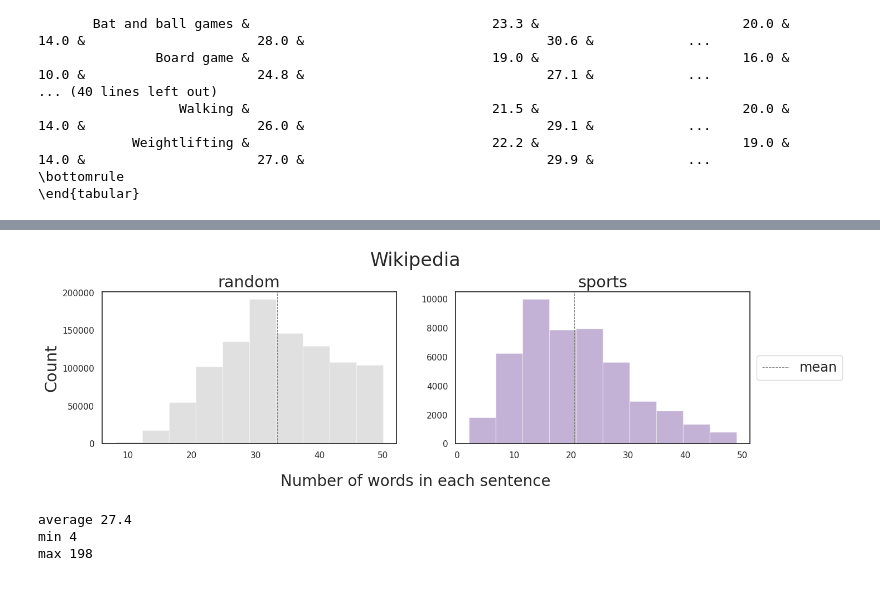
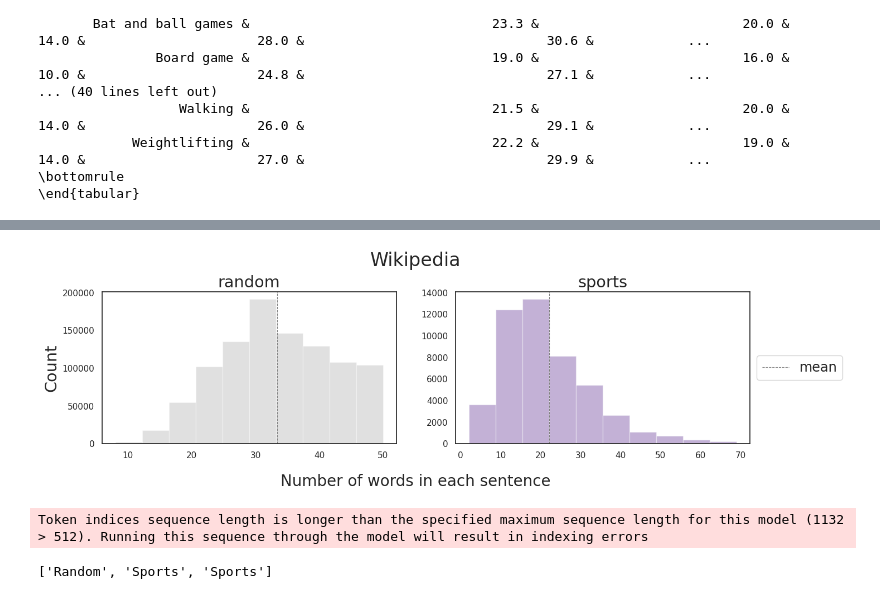
Before and after one commit to gaunby/master_project, a Jupyter notebook: notebooks/data_description.ipynb, the cells around one changed output, grey strips where cells are left out. Cells and saved outputs as stored; diff of their text form; code cells hidden in the pictures.

Commit message:
table of summary stat on sports

```diff
--- a/notebooks/data_description.ipynb
+++ b/notebooks/data_description.ipynb
@@ -619,40 +645,42 @@ df_sports['words in sentences'] = word_in_sentence
 # %%
-df_sports = df_sports[df_sports['words in sentences'] < 50]
+df_sports_less_than = df_sports[df_sports['words in sentences'] < 70]
 # %%
 sns.set(rc={"figure.figsize": (15, 4)})
 sns.set_style("white")
 #plt.legend(labels=['random', 'woman', 'man', 'intersex'])
 
 subplot(1,2,1)
 ax = sns.distplot(df_random['words in sentences'], bins = 10, kde=False, label=None, color = sns.color_palette("Set2")[-1])
 ax.axvline(x=df_random['words in sentences'].mean(),
             color='grey',
             ls='--',
             lw=0.8)
 ax.set_title('random', fontsize='xx-large')
 ax.set_ylabel('Count', fontsize='xx-large')
 ax.set(xlabel=' ')
 
 subplot(1,2,2)
-ax = sns.distplot(df_sports['words in sentences'], bins = 10, kde=False, label=None, color = sns.color_palette("Paired")[9])
+ax = sns.distplot(df_sports_less_than['words in sentences'], bins = 10, kde=False, label=None, color = sns.color_palette("Paired")[9])
 ax.axvline(x=df_sports['words in sentences'].mean(),
             color='grey',
             ls='--',
             lw=0.8)
 ax.set_title('sports', fontsize='xx-large')
 ax.legend(labels=['mean'], loc='center left', bbox_to_anchor=(1, 0.5), fontsize='x-large')
 ax.set(xlabel=' ')
 
 fig=ax.figure
 fig.subplots_adjust(top=0.85)
 fig.subplots_adjust(bottom=0.17)
 fig.text(0.5, 0.99, 'Wikipedia',  ha="center", va="center", fontsize=24)
 fig.text(0.5,0.000000001, "Number of words in each sentence", ha="center", va="center", fontsize=20)
 pylab.savefig("sports_sentences.pdf", bbox_inches='tight')
 # %% [output]
-[figure, old version]
+[figure, new version]
 # %%
 tokens_sports = []
 for i in list(df_sports['Sentences'].index):
     numb_tokens = len(tokenizer_pretrained.encode(df_sports['Sentences'][i]))
     tokens_sports.append(numb_tokens)
+# %% [output]
+Token indices sequence length is longer than the specified maximum sequence length for this model (1132 > 512). Running this sequence through the model will result in indexing errors
@@ -659,8 +695,11 @@ for i in list(df_sports['Sentences'].index):
 # %%
-print('average', round(np.mean(tokens_sports),1))
-print('min', round(np.min(tokens_sports),1))
-print('max', round(np.max(tokens_sports),1))
+list_subconcept.append('Sports')
+list_mean_words.append(round(np.mean(df_sports['words in sentences']),1))
+list_mean_tokens.append(round(np.mean(tokens_sports),1))
+list_min_tokens.append(round(np.min(tokens_sports),1))
+list_max_tokens.append(round(np.max(tokens_sports),1))
+list_sentences.append(len(df_sports))
-# %% [output]
-average 27.4
-min 4
-max 198
+# %%
+list_subconcept
+# %% [output]
+['Random', 'Sports', 'Sports']
```
Also changed, not shown: parts of 6 cells of this notebook.
